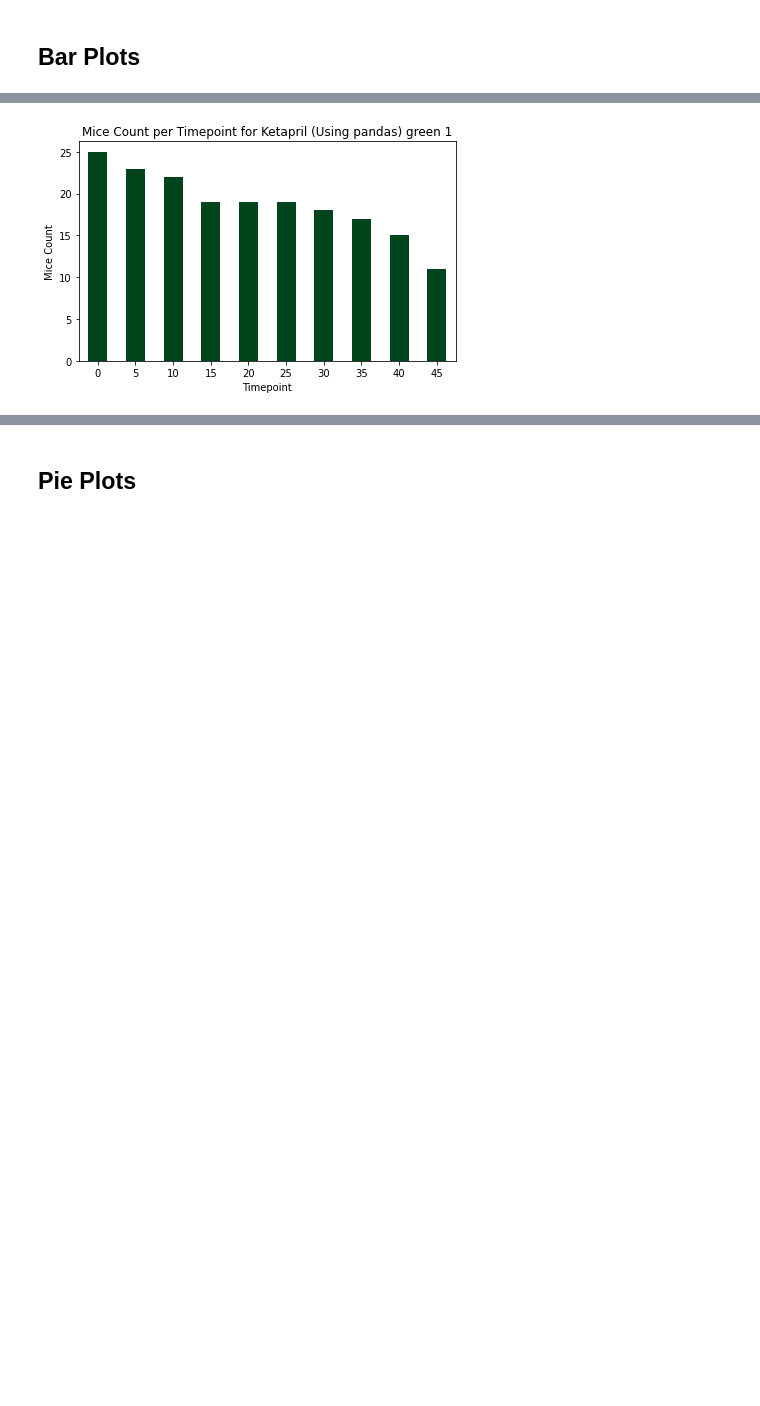
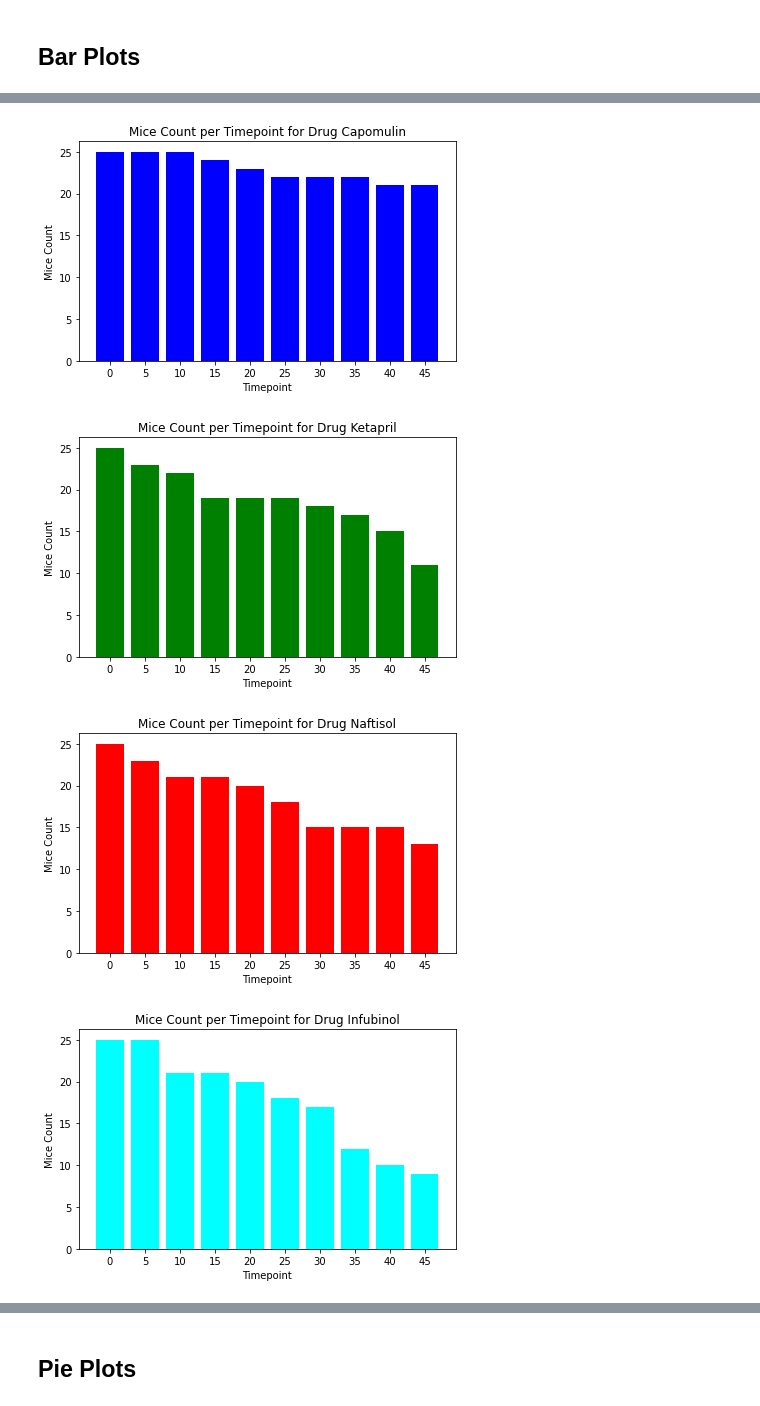
Before and after one commit to skesamsetty/matplotlib_challenge, a Jupyter notebook: Pymaceuticals/pymaceuticals_starter.ipynb, the cells around one changed output, grey strips where cells are left out. Saved outputs shown, nothing was run; the diff lists cells and outputs as text; code cells hidden in the pictures; blank space fills up the shorter version.

```diff
--- a/Pymaceuticals/pymaceuticals_starter.ipynb
+++ b/Pymaceuticals/pymaceuticals_starter.ipynb
@@ -192,12 +213,0 @@ mice_count_per_timeslot = aggregate_df['Mouse ID'].count()
-# %%
-index=0
-for drug in drug_list:
-    bar_color = colors[index]
-    drug_study_results_df = cleansed_study_results_df.loc[cleansed_study_results_df['Drug Regimen']==drug]
-    aggregate_df=drug_study_results_df.groupby(by=['Timepoint'])
-    aggregate_df = aggregate_df['Mouse ID'].count()
-    title_string = f"Mice Count per Timepoint for {drug} (Using pandas) {bar_color} {index}"
-    aggregate_df.plot(kind='bar', y='Mice Count', rot=0, xlabel="Timepoint", ylabel="Mice Count", colormap=bar_color, title=title_string)
-    index+=1
-    plt.tight_layout()
-    plt.show()
@@ -211,16 +214,27 @@ ValueError: 'magenta' is not a valid value for name; supported values are 'Accen
-# %%
-aggregate_df.plot(kind='bar', y='Mice Count', rot=0, xlabel="Timepoint", ylabel="Mice Count", colormap='Greens_r',
-                       title=title_string)
-
-plt.tight_layout()
-plt.show()
-# %% [output]
-[figure, removed]
 # %%
 # Generate a bar plot showing the number of mice per time point for each treatment throughout the course of the study using pyplot.
 
 cleansed_study_results_df['Drug Regimen'].unique()
 tick_labels = cleansed_study_results_df['Timepoint'].unique()
 aggregate_df=cleansed_study_results_df.groupby(by=['Timepoint', 'Drug Regimen'])
 mice_count_per_timeslot = aggregate_df['Mouse ID'].count()
 color_list = ['blue','green','red','cyan','magenta','yellow','black','purple','olive','pink']
+
+index = 0
+for drug in cleansed_study_results_df['Drug Regimen'].unique():
+    aggregate_df=cleansed_study_results_df[cleansed_study_results_df['Drug Regimen'] == drug].groupby(by=['Timepoint'])
+
+    mice_count_per_timeslot = aggregate_df['Mouse ID'].count()
+    x_axis = np.arange(len(aggregate_df))
+    plt.bar(x_axis, mice_count_per_timeslot,tick_label=tick_labels, color=color_list[index])
+    plt.xlabel(xlabel="Timepoint")
+    plt.ylabel(ylabel="Mice Count")
+    plt.title(f'Mice Count per Timepoint for Drug {drug}')
+    plt.tight_layout()
+    plt.show()
+    index += 1
+# %% [output]
+[figure, added]
+[figure, added]
+[figure, added]
+[figure, added]
```
Also changed, not shown: parts of 4 cells of this notebook.
